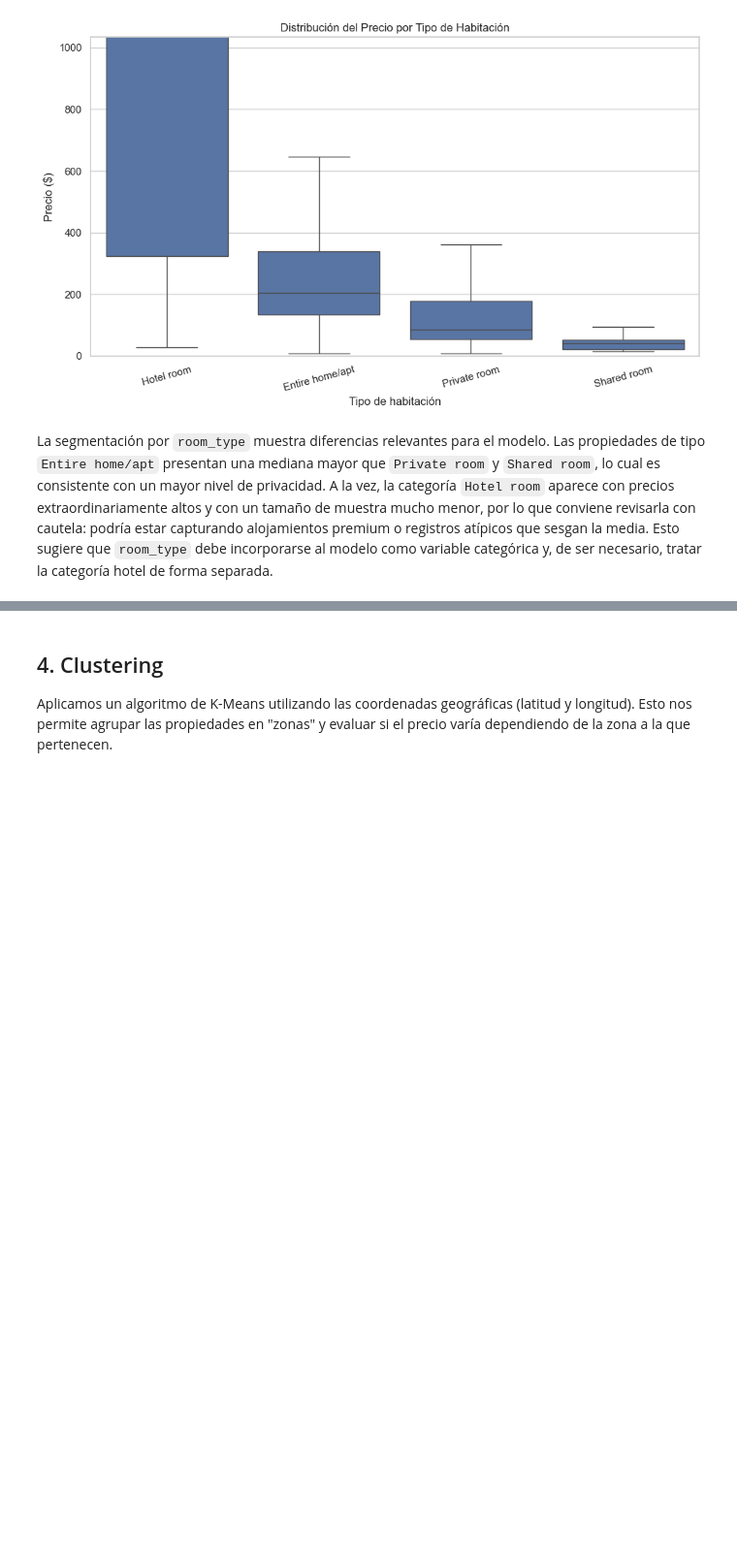
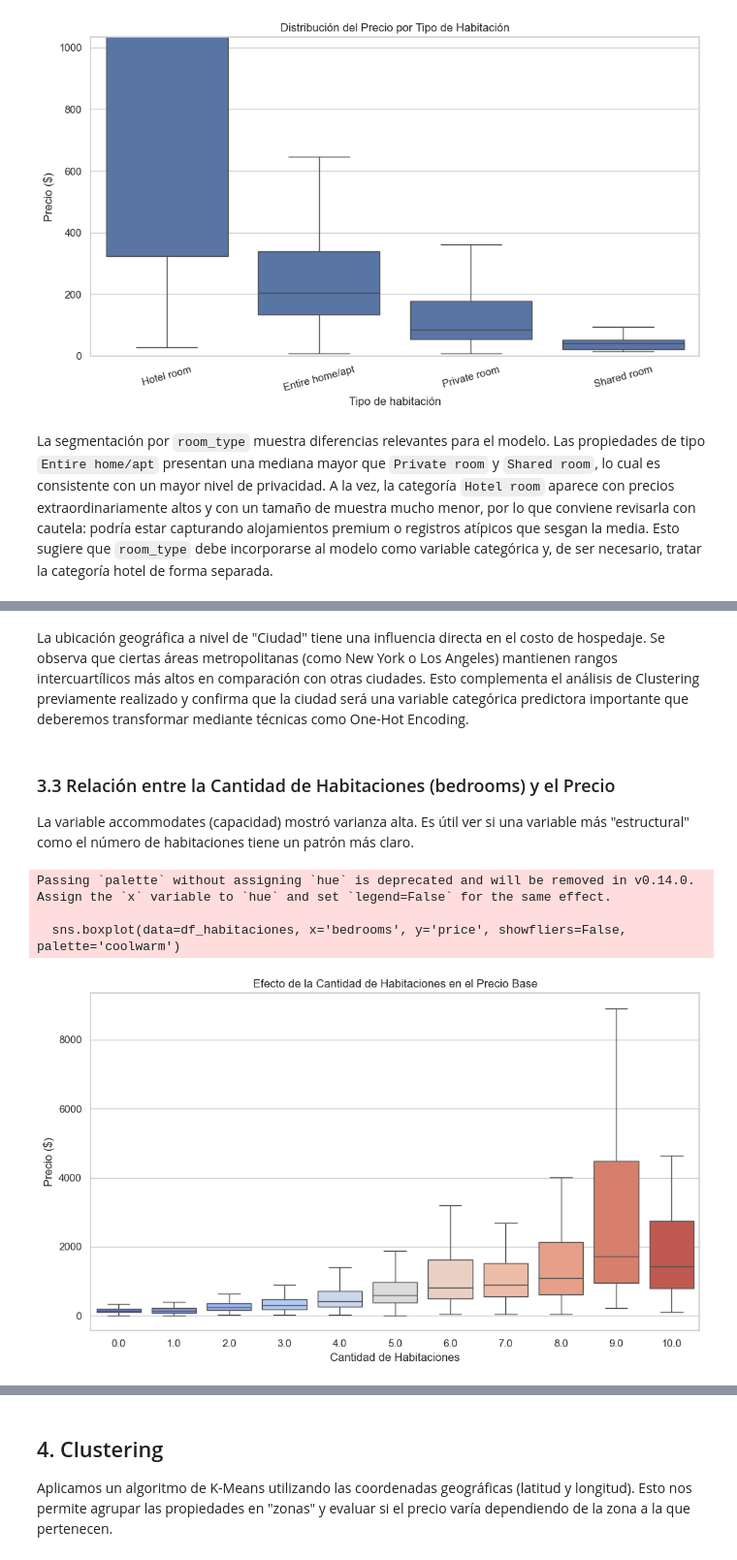
Before and after one commit to yosemm/Laboratorio3_Mineria, a Jupyter notebook: Analisis.ipynb, the cells around one changed output, grey strips where cells are left out. Shown at 97% size. Saved outputs shown, nothing was run; the diff lists cells and outputs as text; code cells hidden in the pictures; blank space fills up the shorter version.

```diff
--- a/Analisis.ipynb
+++ b/Analisis.ipynb
@@ -184,0 +226,24 @@ La segmentación por `room_type` muestra diferencias relevantes para el modelo.
+# %% [markdown]
+La ubicación geográfica a nivel de "Ciudad" tiene una influencia directa en el costo de hospedaje. Se observa que ciertas áreas metropolitanas (como New York o Los Angeles) mantienen rangos intercuartílicos más altos en comparación con otras ciudades. Esto complementa el análisis de Clustering previamente realizado y confirma que la ciudad será una variable categórica predictora importante que deberemos transformar mediante técnicas como One-Hot Encoding.
+# %% [markdown]
+### 3.3 Relación entre la Cantidad de Habitaciones (bedrooms) y el Precio
+La variable accommodates (capacidad) mostró varianza alta. Es útil ver si una variable más "estructural" como el número de habitaciones tiene un patrón más claro.
+# %%
+# Limpiamos y aseguramos que bedrooms sea numérico
+df_clean['bedrooms'] = pd.to_numeric(df_clean['bedrooms'], errors='coerce')
+
+# Filtramos propiedades con hasta 10 habitaciones para mejor visualización
+df_habitaciones = df_clean[(df_clean['bedrooms'].notnull()) & (df_clean['bedrooms'] <= 10)]
+
+plt.figure(figsize=(10, 6))
+sns.boxplot(data=df_habitaciones, x='bedrooms', y='price', showfliers=False, palette='coolwarm')
+plt.title('Efecto de la Cantidad de Habitaciones en el Precio Base')
+plt.xlabel('Cantidad de Habitaciones')
+plt.ylabel('Precio ($)')
+plt.tight_layout()
+plt.show()
+# %% [output]
+Passing `palette` without assigning `hue` is deprecated and will be removed in v0.14.0. Assign the `x` variable to `hue` and set `legend=False` for the same effect.
+
+  sns.boxplot(data=df_habitaciones, x='bedrooms', y='price', showfliers=False, palette='coolwarm')
+[figure, added]
```
Also changed, not shown: parts of 7 cells of this notebook.
